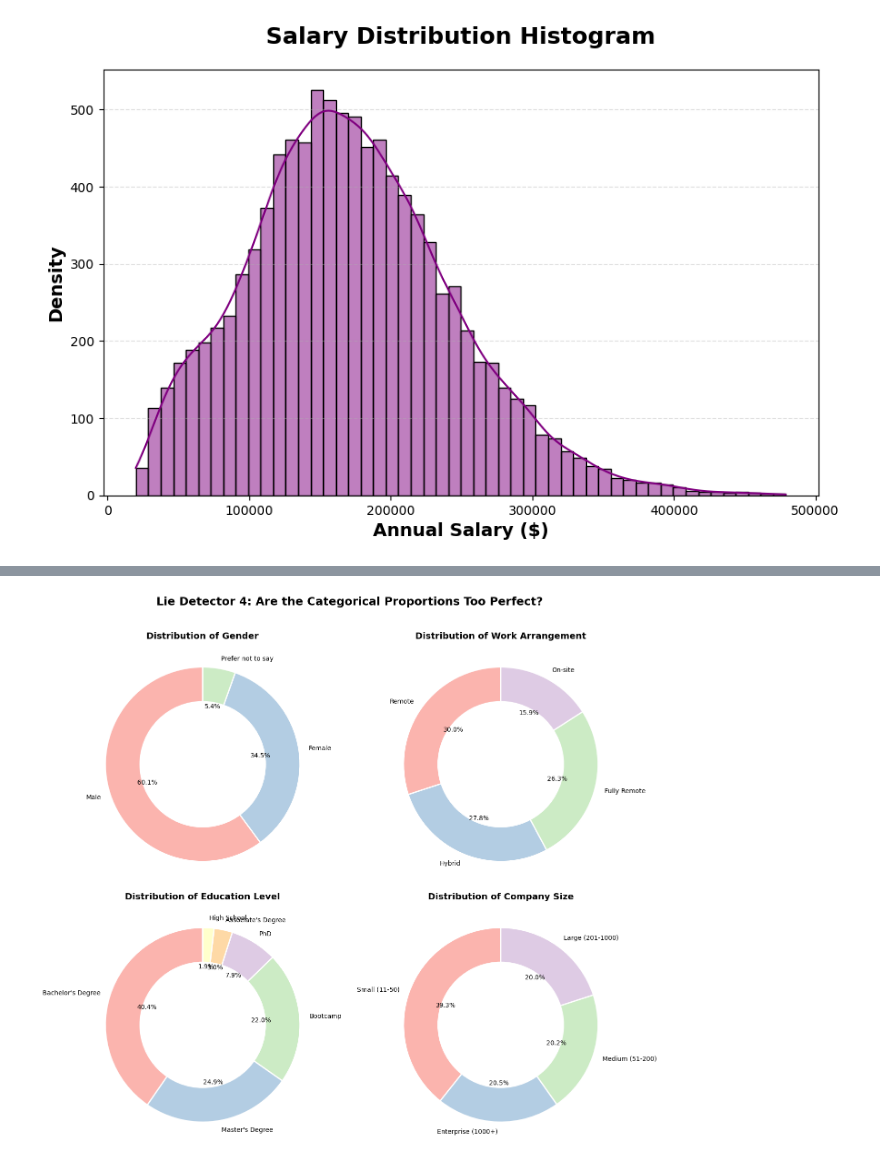
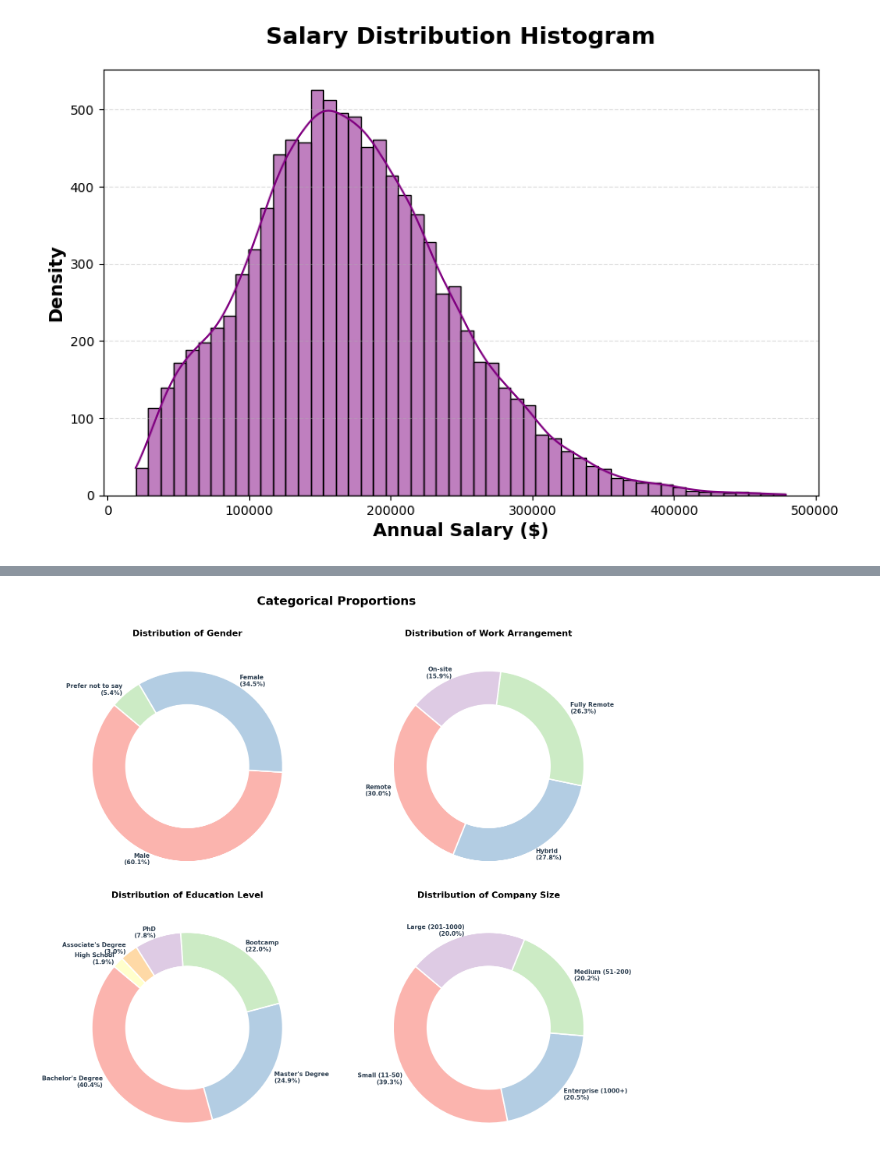
Before and after one commit to yoorax/simplon-data-analyst-training-program-projects, a Jupyter notebook: Week 20 - Fill Rouge Project/EDA_2.ipynb, the cells around one changed output, grey strips where cells are left out. Saved outputs shown, nothing was run; the diff lists cells and outputs as text; code cells hidden in the pictures.

```diff
--- a/Week 20 - Fill Rouge Project/EDA_2.ipynb
+++ b/Week 20 - Fill Rouge Project/EDA_2.ipynb
@@ -277,36 +335,40 @@ plt.show()
 # %%
 import matplotlib.pyplot as plt
 import seaborn as sns
 
-# 1. The 4 categorical columns we want to test
 categories = ['gender', 'work_arrangement', 'education_level', 'company_size']
 
-# 2. Set up a 2x2 grid for the charts
-fig, axes = plt.subplots(2, 2, figsize=(14, 12))
+# Increased figure size slightly to give the outside text more breathing room
+fig, axes = plt.subplots(2, 2, figsize=(16, 14))
 axes = axes.flatten()
 
-# 3. Loop through and create a Donut Chart for each
 for i, cat in enumerate(categories):
-    # Count how many employees are in each category
     counts = df[cat].value_counts()
 
-    # Draw the Pie Chart
+    # 1. Dynamically calculate percentages and combine them with the names
+    # This creates labels like: "Male\n(60.1%)"
+    percentages = (counts.values / counts.values.sum()) * 100
+    labels_with_pct = [f"{name}\n({pct:.1f}%)" for name, pct in zip(counts.index, percentages)]
+
+    # 2. Draw the Pie Chart
+    # Note: 'autopct' is completely removed so nothing gets crammed inside the slices!
     axes[i].pie(counts.values,
-                labels=counts.index,
-                autopct='%1.1f%%',         # Show the percentages
-                startangle=90,             # Rotate so it looks nice
+                labels=labels_with_pct,
+                labeldistance=1.05,        # Pushes the text just outside the pie border
+                startangle=140,            # Shifts the starting angle to help prevent collisions on the sides
                 colors=sns.color_palette('Pastel1'),
-                wedgeprops={'edgecolor': 'white', 'linewidth': 2}) # Add white borders
+                wedgeprops={'edgecolor': 'white', 'linewidth': 2.5}, # Thicker white borders
+                textprops={'fontsize': 11, 'fontweight': 'bold', 'color': '#2C3E50'}) # Bigger, bolder, dark-grey font
 
-    # Turn the Pie Chart into a Donut Chart by drawing a white circle in the middle!
+    # Turn it into a Donut Chart
     center_circle = plt.Circle((0, 0), 0.65, fc='white')
     axes[i].add_artist(center_circle)
 
     # Formatting
-    axes[i].set_title(f'Distribution of {cat.replace("_", " ").title()}', fontsize=14, fontweight='bold')
+    axes[i].set_title(f'Distribution of {cat.replace("_", " ").title()}', fontsize=16, fontweight='bold', pad=20)
 
-plt.suptitle('Lie Detector 4: Are the Categorical Proportions Too Perfect?', fontsize=18, fontweight='bold', y=1.02)
+plt.suptitle('Categorical Proportions', fontsize=22, fontweight='bold', y=1.02)
 plt.tight_layout()
 plt.show()
 # %% [output]
-[figure, old version]
+[figure, new version]
```
Also changed, not shown: parts of 9 cells of this notebook, 1 other file.
